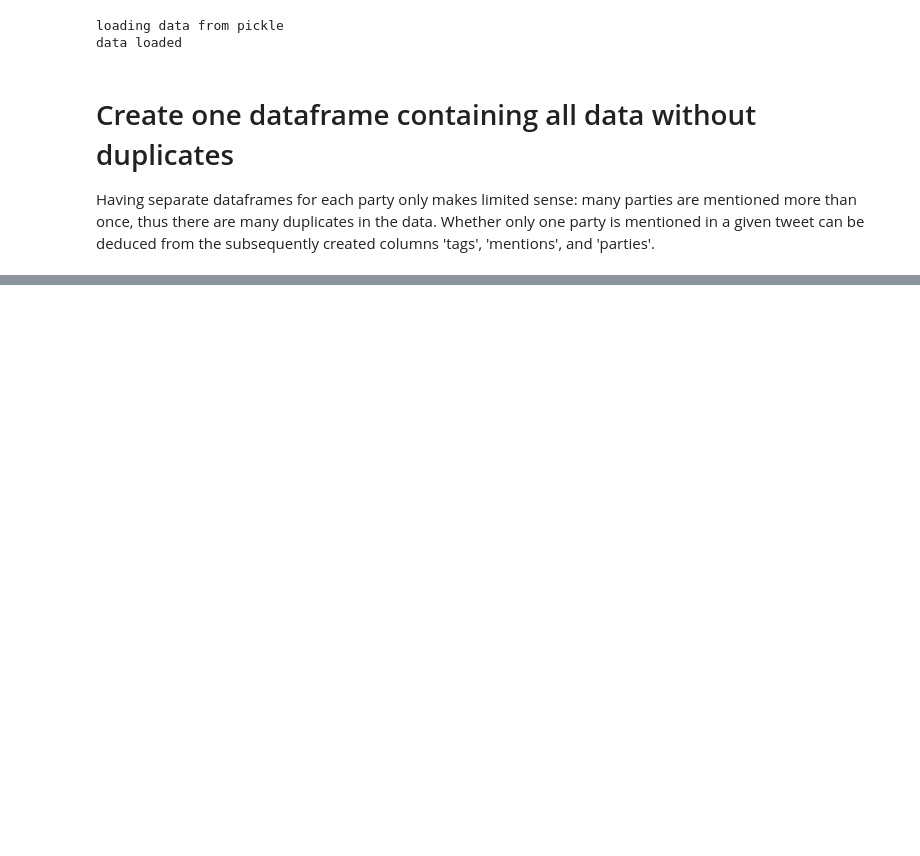
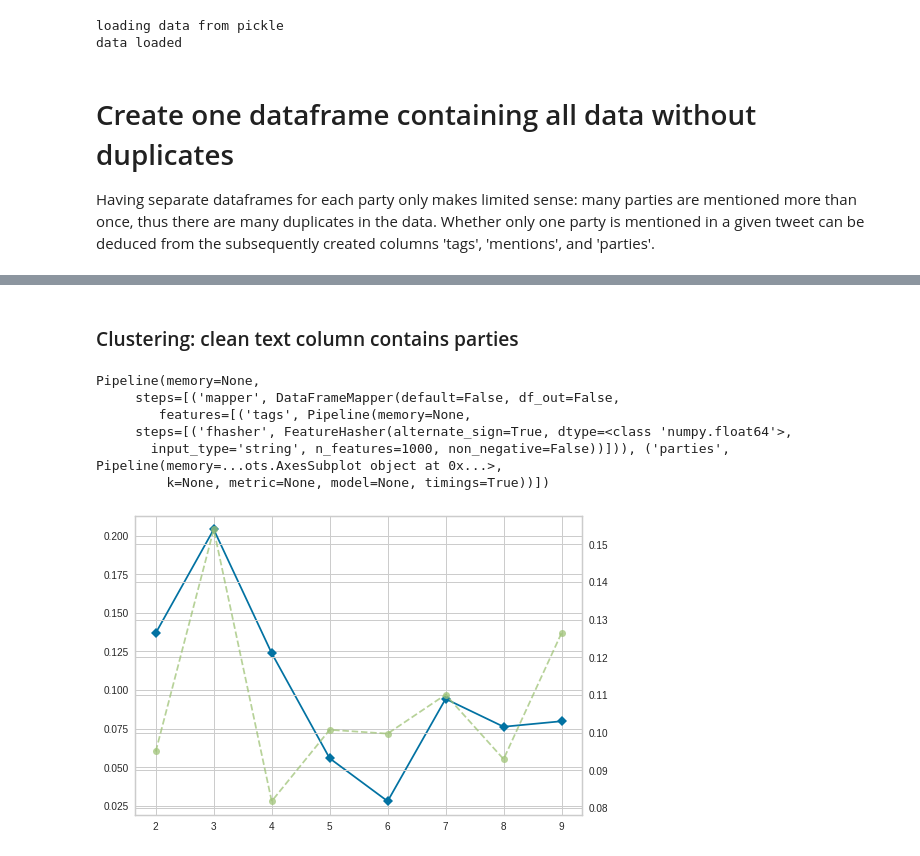
Before and after one commit to FranziSchmitt/Twitter_sentimentanalysis, a Jupyter notebook: Scripts/text_preprocessing.ipynb, the cells around one changed output, grey strips where cells are left out. Drawn from its saved outputs; the diff is of its cells as text; code cells hidden in the pictures; blank space fills up the shorter version.

```diff
--- a/Scripts/text_preprocessing.ipynb
+++ b/Scripts/text_preprocessing.ipynb
@@ -396,0 +120,53 @@ plt.show()
+# %%
+df_part = all_data.iloc[:, [2, 3, 4, 5]].copy()
+# %%
+df_part.loc[:, 'tags'] = df_part.loc[:, 'tags'].apply(", ".join)
+df_part.loc[:, 'parties'] = df_part.loc[:, 'parties'].apply(", ".join)
+df_part.loc[:, 'mentions'] = df_part.loc[:, 'mentions'].apply(', '.join)
+df_part.loc[:, 'no_parties'] = df_part.loc[:, 'clean_text'].apply(party_remover)
+# %% [markdown]
+### Clustering: clean text column contains parties
+# %%
+parties_pipe = Pipeline([('BOW', CountVectorizer(dtype = float, stop_words=stopwords_de)),
+                         ('onehot', Binarizer())])
+
+tags_pipe = Pipeline([('fhasher', FeatureHasher(n_features=1000, input_type='string'))])
+
+text_pipe = Pipeline([('word_embedding', TfidfVectorizer(decode_error='strict',
+                                                          ngram_range=(1, 2),
+                                                          stop_words=stopwords_de,
+                                                          min_df=0.01,
+                                                          dtype=float)),
+                        ('scaler', StandardScaler(with_mean=False))])
+
+
+full_mapper = DataFrameMapper([('tags', tags_pipe),
+                               ('parties', parties_pipe),
+                               ('mentions', tags_pipe),
+                               ('clean_text', text_pipe)
+                              ])
+# %%
+full_pipe = Pipeline([('mapper', full_mapper),
+                      ('clust', MiniBatchKMeans(n_clusters=6,
+                                                batch_size=5000,
+                                                n_init = 1000,
+                                                init='k-means++',
+                                                max_iter=100))])
+
+full_Kelbow_pipe = Pipeline([('mapper', full_mapper),
+                             ('viz', KElbowVisualizer(MiniBatchKMeans(),
+                                                    metric='silhouette',
+                                                    k=[2, 10]))])
+
+full_decomp_pipe = Pipeline([('mapper', full_mapper),
+                             ('decomp', TruncatedSVD(n_components=3))])
+# %%
+full_Kelbow_pipe.fit(df_part[1000:3000]) # should choose random rows!
+# %% [output]
+Pipeline(memory=None,
+     steps=[('mapper', DataFrameMapper(default=False, df_out=False,
+        features=[('tags', Pipeline(memory=None,
+     steps=[('fhasher', FeatureHasher(alternate_sign=True, dtype=<class 'numpy.float64'>,
+       input_type='string', n_features=1000, non_negative=False))])), ('parties', Pipeline(memory=...ots.AxesSubplot object at 0x...>,
+         k=None, metric=None, model=None, timings=True))])
+[figure, added]
```
Also changed, not shown: parts of 92 cells of this notebook.
